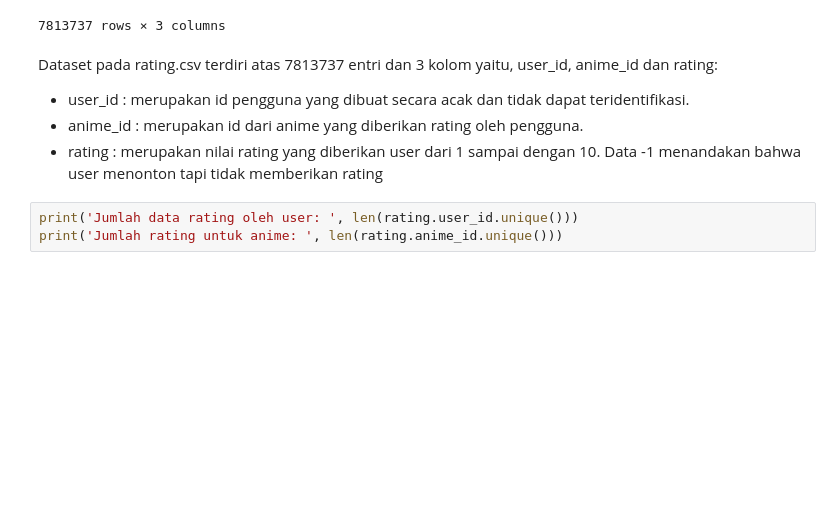
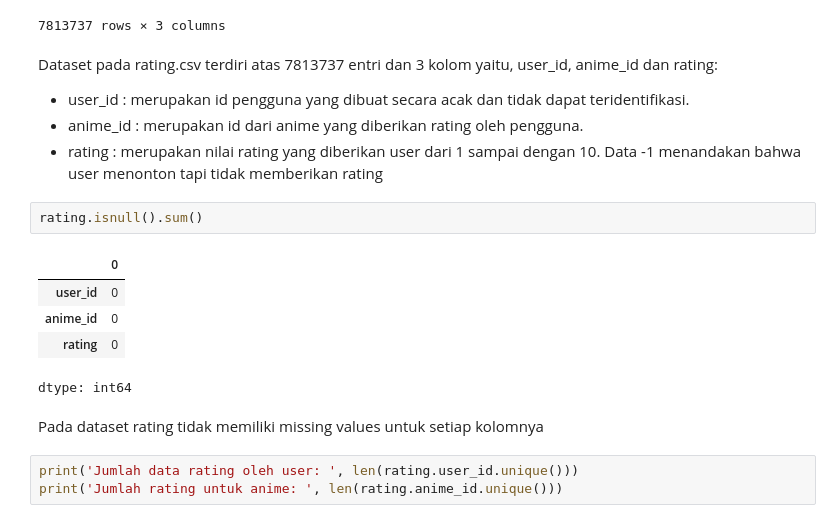
Before and after one commit to skrtaldi/submiss-rekomendasi, a Jupyter notebook: notebook.ipynb, the cells around one changed output. Saved outputs shown, nothing was run; the diff lists cells and outputs as text; blank space fills up the shorter version.

```diff
--- a/notebook.ipynb
+++ b/notebook.ipynb
@@ -89,6 +102,16 @@ Dataset pada rating.csv terdiri atas 7813737 entri dan 3 kolom yaitu, user_id, a
 - user_id : merupakan id pengguna yang dibuat secara acak dan tidak dapat teridentifikasi.
 - anime_id : merupakan id dari anime yang diberikan rating oleh pengguna.
 - rating : merupakan nilai rating yang diberikan user dari 1 sampai dengan 10. Data -1 menandakan bahwa user menonton tapi tidak memberikan rating
+# %%
+rating.isnull().sum()
+# %% [output]
+|  | 0 |
+| user_id | 0 |
+| anime_id | 0 |
+| rating | 0 |
+dtype: int64
+# %% [markdown]
+Pada dataset rating tidak memiliki missing values untuk setiap kolomnya
 # %%
 print('Jumlah data rating oleh user: ', len(rating.user_id.unique()))
 print('Jumlah rating untuk anime: ', len(rating.anime_id.unique()))
```
Also changed, not shown: parts of 27 cells of this notebook, 3 other files.
